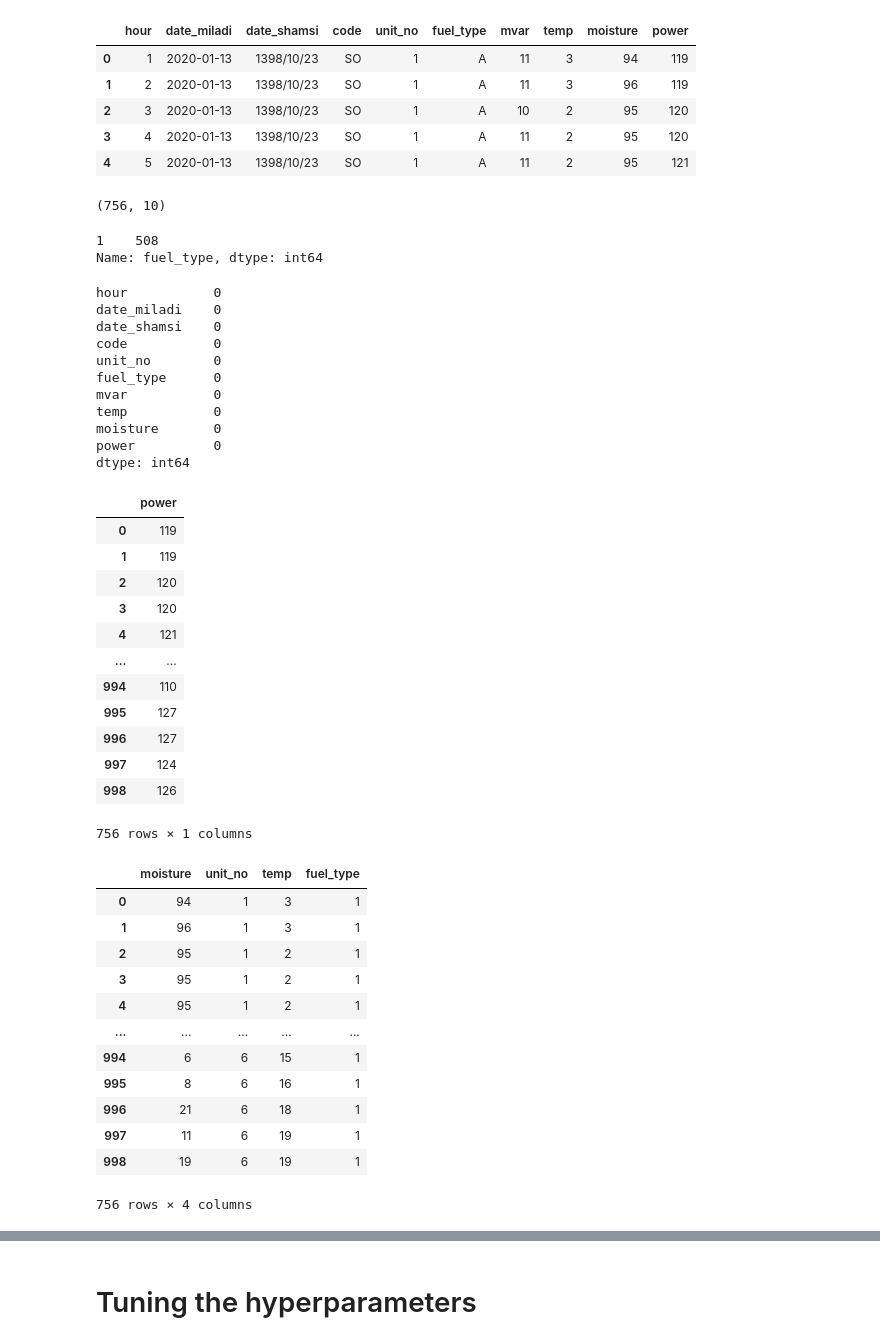
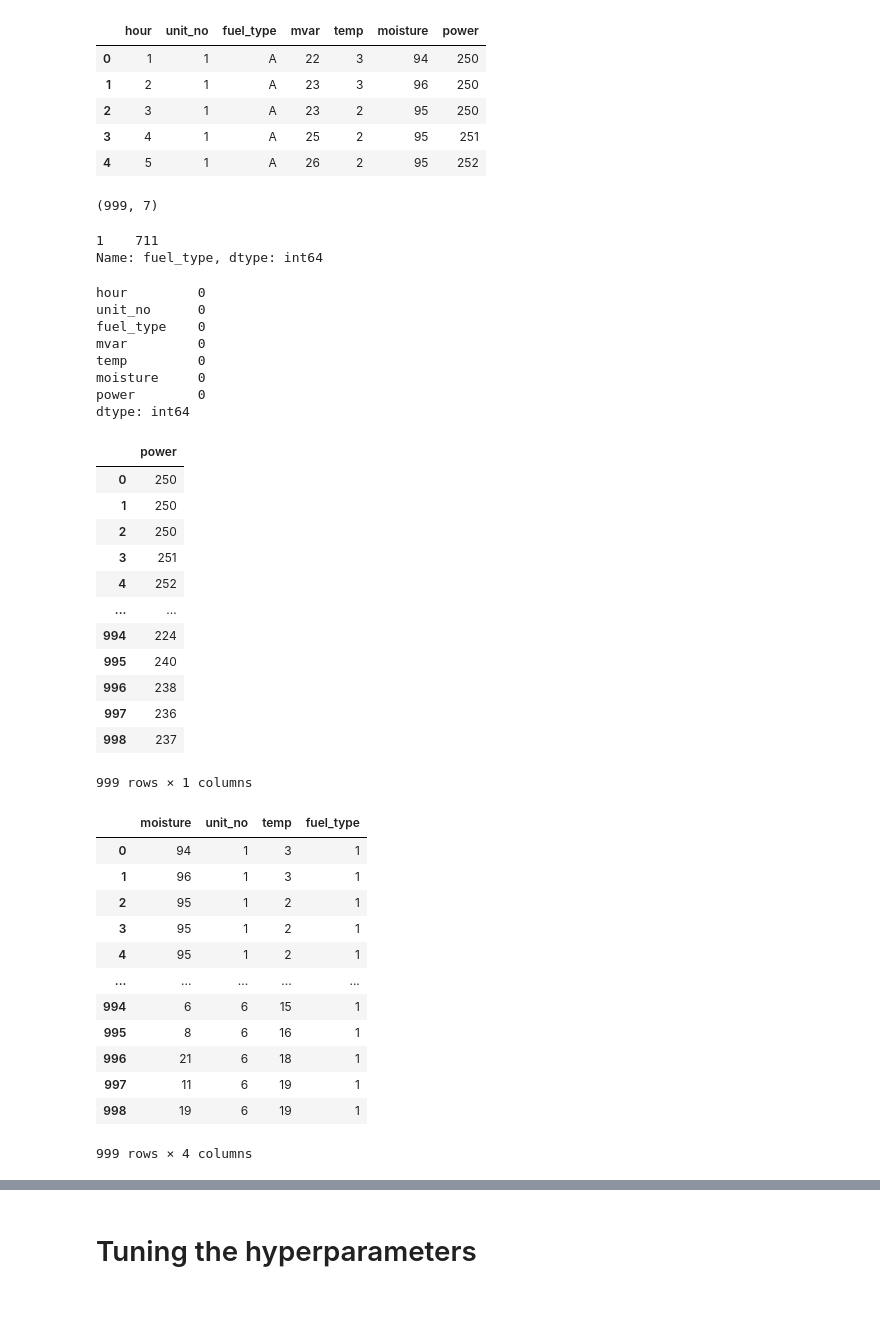
Before and after one commit to reza-pishva/6-MachineLearning-Python, a Jupyter notebook: Projects/Estimate Power production/014_EstimatePower_ElasticNet_Regression.ipynb, the cells around one changed output, grey strips where cells are left out. Drawn from its saved outputs; the diff is of its cells as text; code cells hidden in the pictures; blank space fills up the shorter version.

```diff
--- a/Projects/Estimate Power production/014_EstimatePower_ElasticNet_Regression.ipynb
+++ b/Projects/Estimate Power production/014_EstimatePower_ElasticNet_Regression.ipynb
@@ -16,20 +16,20 @@ from sklearn.linear_model import ElasticNet
 import warnings
 warnings.filterwarnings('ignore')
 # %%
-data = pd.read_excel("test.xlsx")
+data = pd.read_excel("Estimate_power.xlsx")
 data.head()
 # %% [output]
-|  | hour | date_miladi | date_shamsi | code | unit_no | fuel_type | mvar | temp | moisture | power |
-| 0 | 1 | 2020-01-13 | 1398/10/23 | SO | 1 | A | 11 | 3 | 94 | 119 |
-| 1 | 2 | 2020-01-13 | 1398/10/23 | SO | 1 | A | 11 | 3 | 96 | 119 |
-| 2 | 3 | 2020-01-13 | 1398/10/23 | SO | 1 | A | 10 | 2 | 95 | 120 |
-| 3 | 4 | 2020-01-13 | 1398/10/23 | SO | 1 | A | 11 | 2 | 95 | 120 |
-| 4 | 5 | 2020-01-13 | 1398/10/23 | SO | 1 | A | 11 | 2 | 95 | 121 |
+|  | hour | unit_no | fuel_type | mvar | temp | moisture | power |
+| 0 | 1 | 1 | A | 22 | 3 | 94 | 250 |
+| 1 | 2 | 1 | A | 23 | 3 | 96 | 250 |
+| 2 | 3 | 1 | A | 23 | 2 | 95 | 250 |
+| 3 | 4 | 1 | A | 25 | 2 | 95 | 251 |
+| 4 | 5 | 1 | A | 26 | 2 | 95 | 252 |
 # %%
 data=data[data["power"]>100]
 data.shape
 # %% [output]
-(756, 10)
+(999, 7)
 # %%
 # Change object to integer:
 data["fuel_type"][data["fuel_type"]=="A"] = 1;
@@ -38,23 +38,20 @@ data["fuel_type"][data["fuel_type"]=="C"] = 3;
 # %%
 data['fuel_type'].value_counts()
 # %% [output]
-1    508
+1    711
 Name: fuel_type, dtype: int64
 # %%
 data["fuel_type"].fillna(method='bfill', inplace=True)
 # %%
 data.isnull().sum()
 # %% [output]
-hour           0
-date_miladi    0
-date_shamsi    0
-code           0
-unit_no        0
-fuel_type      0
-mvar           0
-temp           0
-moisture       0
-power          0
+hour         0
+unit_no      0
+fuel_type    0
+mvar         0
+temp         0
+moisture     0
+power        0
 dtype: int64
 # %%
 X = data[["moisture","unit_no","temp","fuel_type"]]
@@ -62,18 +59,18 @@ y = data[["power"]]
 y
 # %% [output]
 |  | power |
-| 0 | 119 |
-| 1 | 119 |
-| 2 | 120 |
-| 3 | 120 |
-| 4 | 121 |
+| 0 | 250 |
+| 1 | 250 |
+| 2 | 250 |
+| 3 | 251 |
+| 4 | 252 |
 | ... | ... |
-| 994 | 110 |
-| 995 | 127 |
-| 996 | 127 |
-| 997 | 124 |
-| 998 | 126 |
+| 994 | 224 |
+| 995 | 240 |
+| 996 | 238 |
+| 997 | 236 |
+| 998 | 237 |
-756 rows × 1 columns
+999 rows × 1 columns
 # %%
 X
 # %% [output]
@@ -89,4 +86,4 @@ X
 | 996 | 21 | 6 | 18 | 1 |
 | 997 | 11 | 6 | 19 | 1 |
 | 998 | 19 | 6 | 19 | 1 |
-756 rows × 4 columns
+999 rows × 4 columns
```
Also changed, not shown: parts of 34 cells of this notebook, 4 other files.
